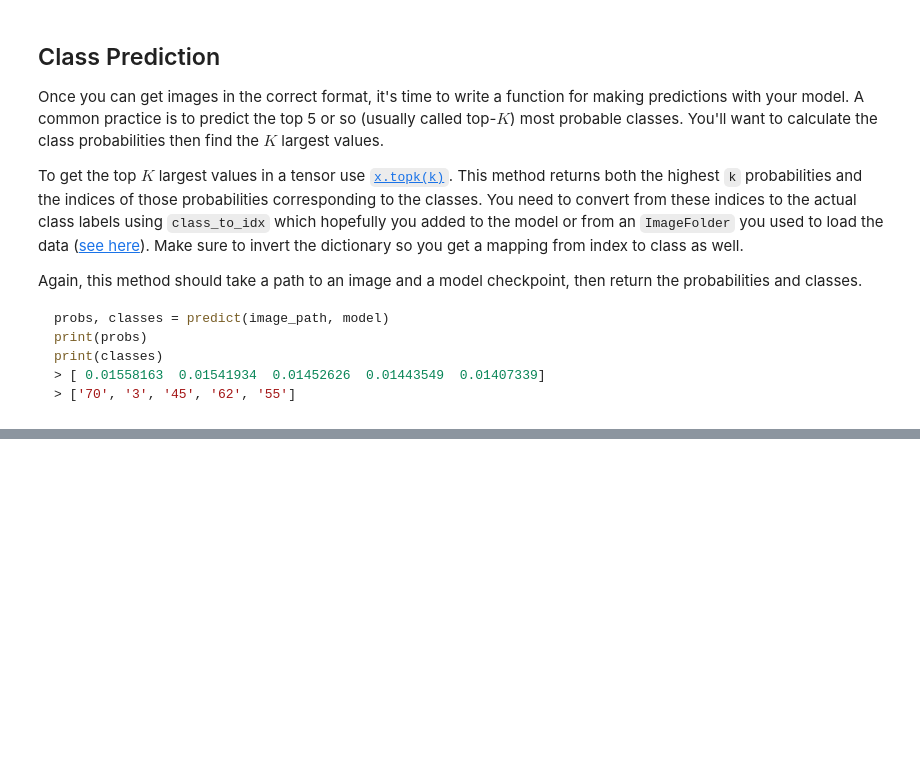
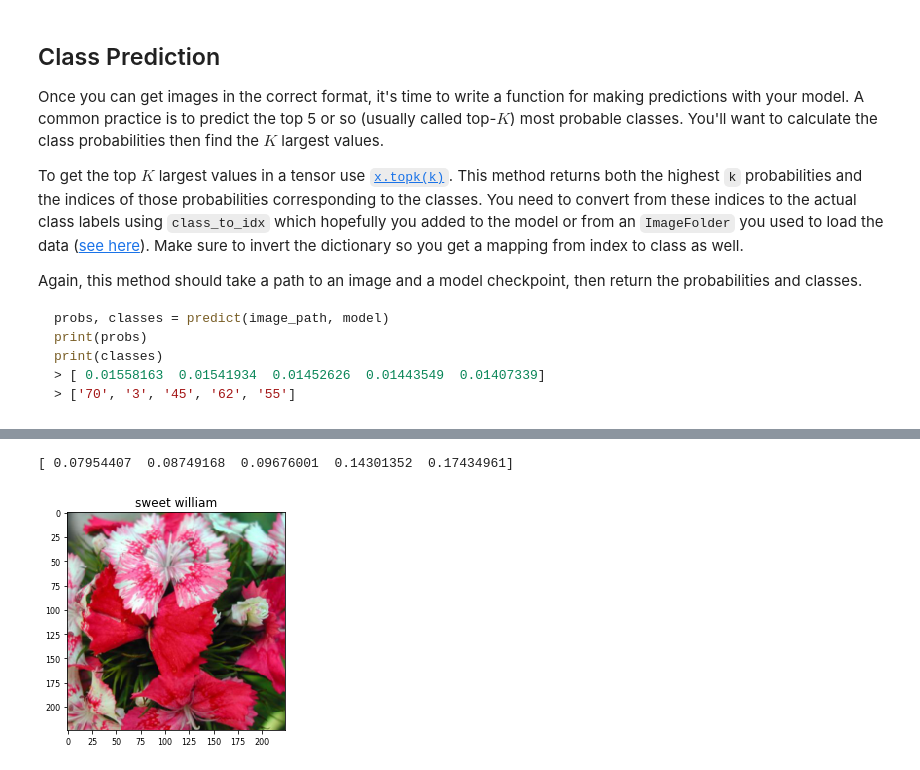
Before and after one commit to Boykai/Image-Classifier-Application, a Jupyter notebook: Image Classifier Project.ipynb, the cells around one changed output, grey strips where cells are left out. Saved outputs shown, nothing was run; the diff lists cells and outputs as text; code cells hidden in the pictures; blank space fills up the shorter version.

Commit message:
Feature: Complete report and predictions, create html doc

```diff
--- a/Image Classifier Project.ipynb
+++ b/Image Classifier Project.ipynb
@@ -396,8 +397,21 @@ def predict(image_path, model, topk=5):
     ''' Predict the class (or classes) of an image using a trained deep learning model.
     '''
     # TODO: Implement the code to predict the class from an image file
-    img = process_image(image_path)
+    # Turn on Cuda if available
+    model.eval()
+    model.cuda() if torch.cuda.is_available() else model.cpu()
 
+    # Process image into inputs and run through model
+    img = process_image(image_path).unsqueeze(0)
+    outputs = model.forward(Variable(img, volatile=True))
+
+    # Get Probabilities and Classes
+    probs, classes = outputs.topk(topk)
+    probs = probs.exp().data.numpy()[0]
+    print(np.sort(probs))
+    classes = classes.data.numpy()[0]
+    class_keys = {x:y for y, x in model.class_to_idx.items()}
+    classes = [class_keys[i] for i in classes]
 
 
     return probs, classes
@@ -413,0 +426,16 @@ You can convert from the class integer encoding to actual flower names with the
+# %%
+# TODO: Display an image along with the top 5 classes
+# Get and process a Test Image
+test_image_index = 30
+test_image = test_dir + "/" + str(test_image_index) + "/image_03481.jpg"
+img = process_image(test_image)
+
+# Display test image, with Label as title
+label = cat_to_name.get(str(test_image_index))
+ax = imshow(img, ax=plt).title(label)
+
+# Run image through model
+probs, classes = predict(test_image, model)
+# %% [output]
+[ 0.07954407  0.08749168  0.09676001  0.14301352  0.17434961]
+[figure, added]
```
Also changed, not shown: parts of 3 cells of this notebook, 1 other file.
